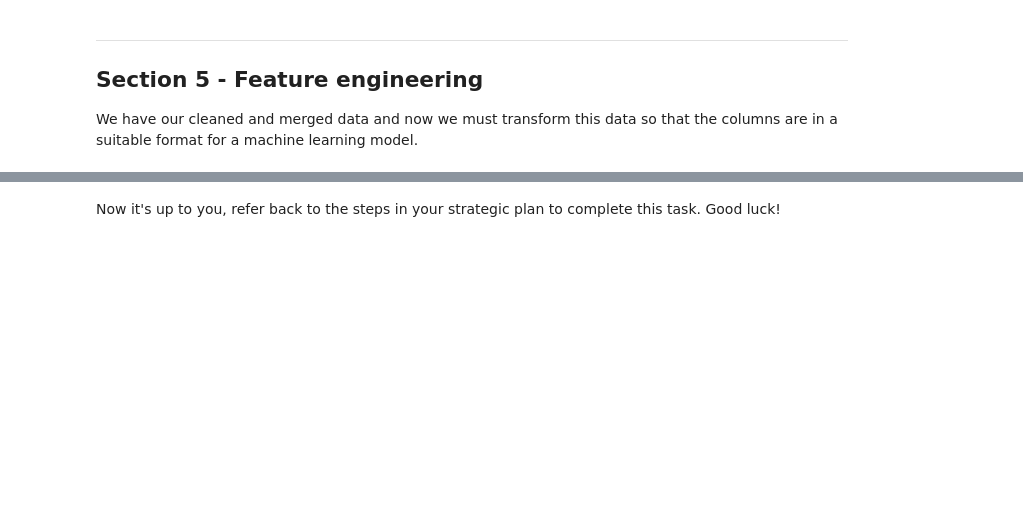
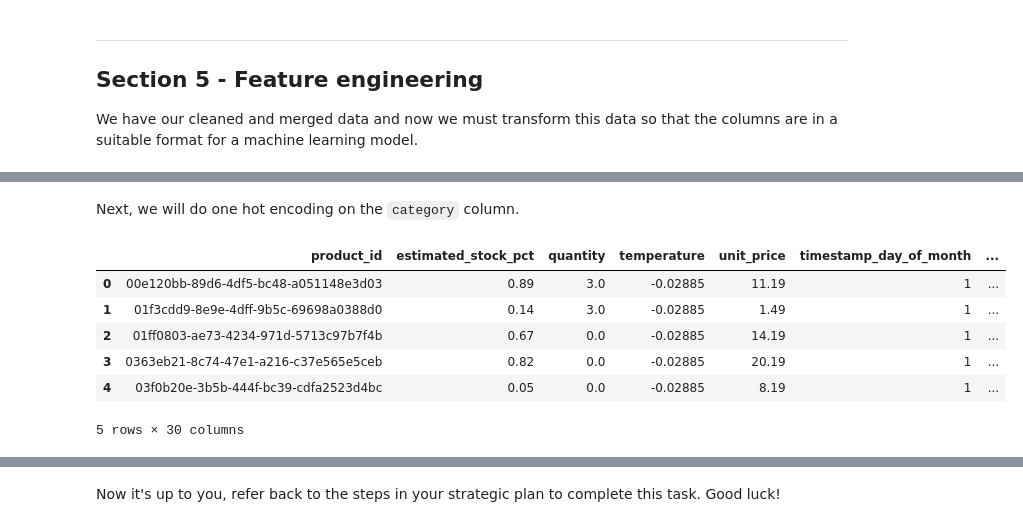
Before and after one commit to shawonsaha15/CourseWorks, a Jupyter notebook: Cognizant Artificial Intelligence/AI_Main.ipynb, the cells around one changed output, grey strips where cells are left out. Cells and saved outputs as stored; diff of their text form; code cells hidden in the pictures; blank space fills up the shorter version.

```diff
--- a/Cognizant Artificial Intelligence/AI_Main.ipynb
+++ b/Cognizant Artificial Intelligence/AI_Main.ipynb
@@ -253,0 +268,13 @@ We have our cleaned and merged data and now we must transform this data so that
+# %% [markdown]
+Next, we will do one hot encoding on the `category` column.
+# %%
+merged_df = pd.get_dummies(merged_df, columns=['category'])
+merged_df.head()
+# %% [output]
+|  | product_id | estimated_stock_pct | quantity | temperature | unit_price | timestamp_day_of_month | ... |
+| 0 | 00e120bb-89d6-4df5-bc48-a051148e3d03 | 0.89 | 3.0 | -0.02885 | 11.19 | 1 | ... |
+| 1 | 01f3cdd9-8e9e-4dff-9b5c-69698a0388d0 | 0.14 | 3.0 | -0.02885 | 1.49 | 1 | ... |
+| 2 | 01ff0803-ae73-4234-971d-5713c97b7f4b | 0.67 | 0.0 | -0.02885 | 14.19 | 1 | ... |
+| 3 | 0363eb21-8c74-47e1-a216-c37e565e5ceb | 0.82 | 0.0 | -0.02885 | 20.19 | 1 | ... |
+| 4 | 03f0b20e-3b5b-444f-bc39-cdfa2523d4bc | 0.05 | 0.0 | -0.02885 | 8.19 | 1 | ... |
+5 rows × 30 columns
```
Also changed, not shown: parts of 13 cells of this notebook.
